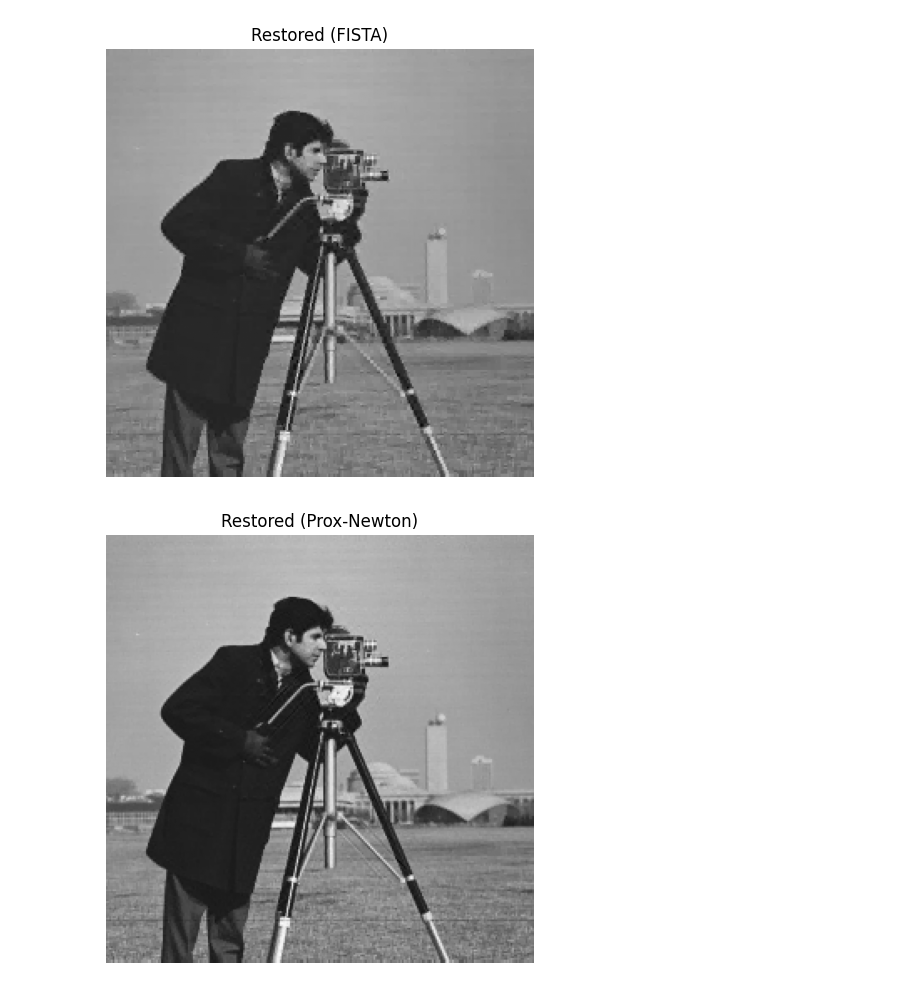
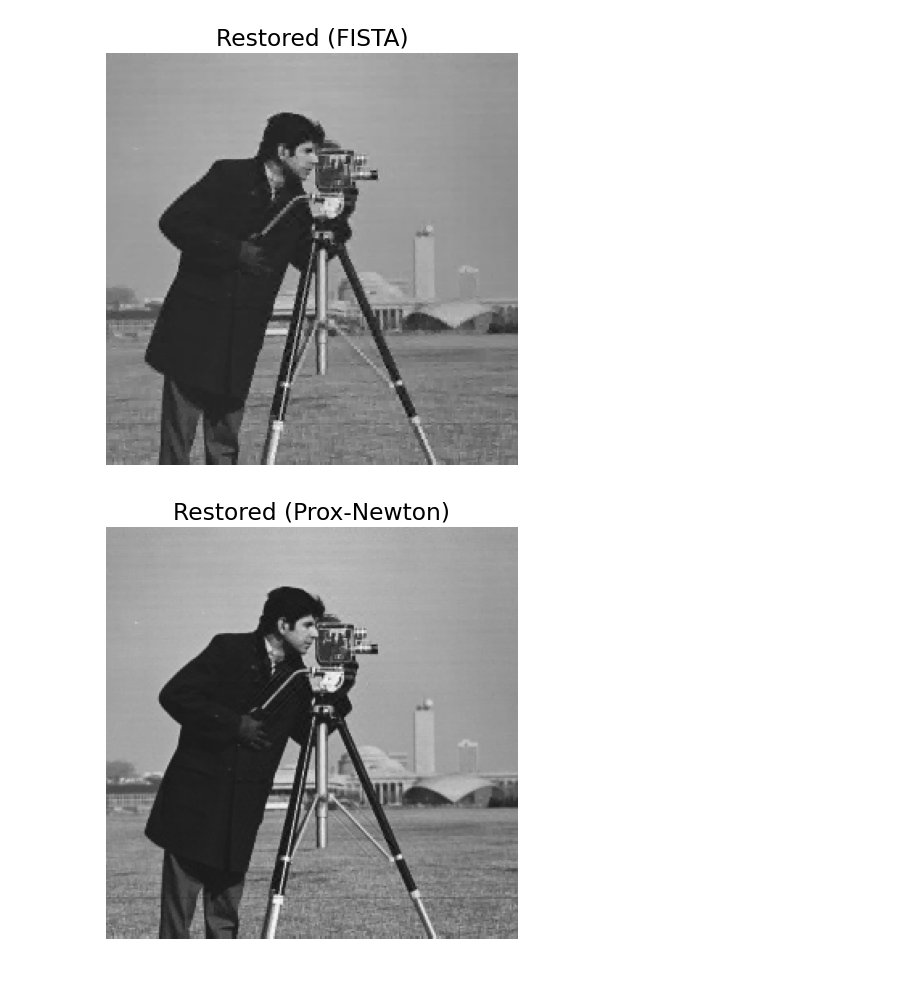
Before and after one commit to geoandrs/Convex-Optimization, a Jupyter notebook: Final_Convex_Project.ipynb, the cells around one changed output. Cells and saved outputs as stored; diff of their text form; code cells hidden in the pictures.

```diff
--- a/Final_Convex_Project.ipynb
+++ b/Final_Convex_Project.ipynb
@@ -6,6 +6,7 @@ import os
 # Core scientific packages
 import numpy as np
 import matplotlib.pyplot as plt
+plt.rcParams.update({'font.size': 14})
 import tqdm
 
 # Image processing
@@ -379,32 +380,4 @@ plt.imshow(restored_quasi_newt, cmap='gray')  # Show the restored image using Pr
 plt.axis('off')  # Hide axis
 plt.tight_layout()
 plt.show()
-
-# -- PSNR Plot --
-# Plot the PSNR (Peak Signal-to-Noise Ratio) for each method over iterations
-plt.figure(figsize=(6, 4))
-plt.plot(range(1, len(psnrs_ista) + 1), psnrs_ista, marker='o', label='ISTA')  # Plot PSNR for ISTA
-plt.plot(range(1, len(psnrs_fista) + 1), psnrs_fista, marker='o', label='FISTA')  # Plot PSNR for FISTA
-plt.plot(range(1, len(psnrs_quasi_newt) + 1), psnrs_quasi_newt, marker='o', label='Prox. Quasi Newton')  # Plot PSNR for Proximal Newton
-plt.legend()  # Show legend for the methods
-plt.xlabel("Iteration")  # Label for x-axis
-plt.ylabel("PSNR (dB)")  # Label for y-axis
-plt.title("PSNR vs. Iteration (FISTA)")  # Title of the plot
-plt.grid(True)  # Show grid lines for better readability
-plt.tight_layout()
-plt.show()
-
-# -- Objective Value Gap Plot --
-# Plot the difference between the objective values at each iteration for all methods
-plt.figure(figsize=(10, 6))
-plt.plot(val_diff_ista, label='ISTA')  # Plot objective value gap for ISTA
-plt.plot(val_diff_fista, label='FISTA')  # Plot objective value gap for FISTA
-plt.plot(val_diff_quasi_newt, label='Prox. Quasi-Newton')  # Plot objective value gap for Proximal Newton
-plt.yscale('log')  # Set the y-axis scale to logarithmic for better visibility of changes over time
-plt.xlabel('Iteration')  # Label for x-axis
-plt.ylabel('Objective Value Gap (log scale)')  # Label for y-axis
-plt.title('Convergence to Ground Truth Objective')  # Title of the plot
-plt.legend()  # Show legend for the methods
-plt.grid(True)  # Show grid lines for better readability
-plt.show()
 # %% [output]
@@ -414,2 +387,2 @@ plt.show()
-[figure, old version]
+[figure, new version]
-[figure, old version]
+[figure, new version]
```
Also changed, not shown: parts of 4 cells of this notebook.
